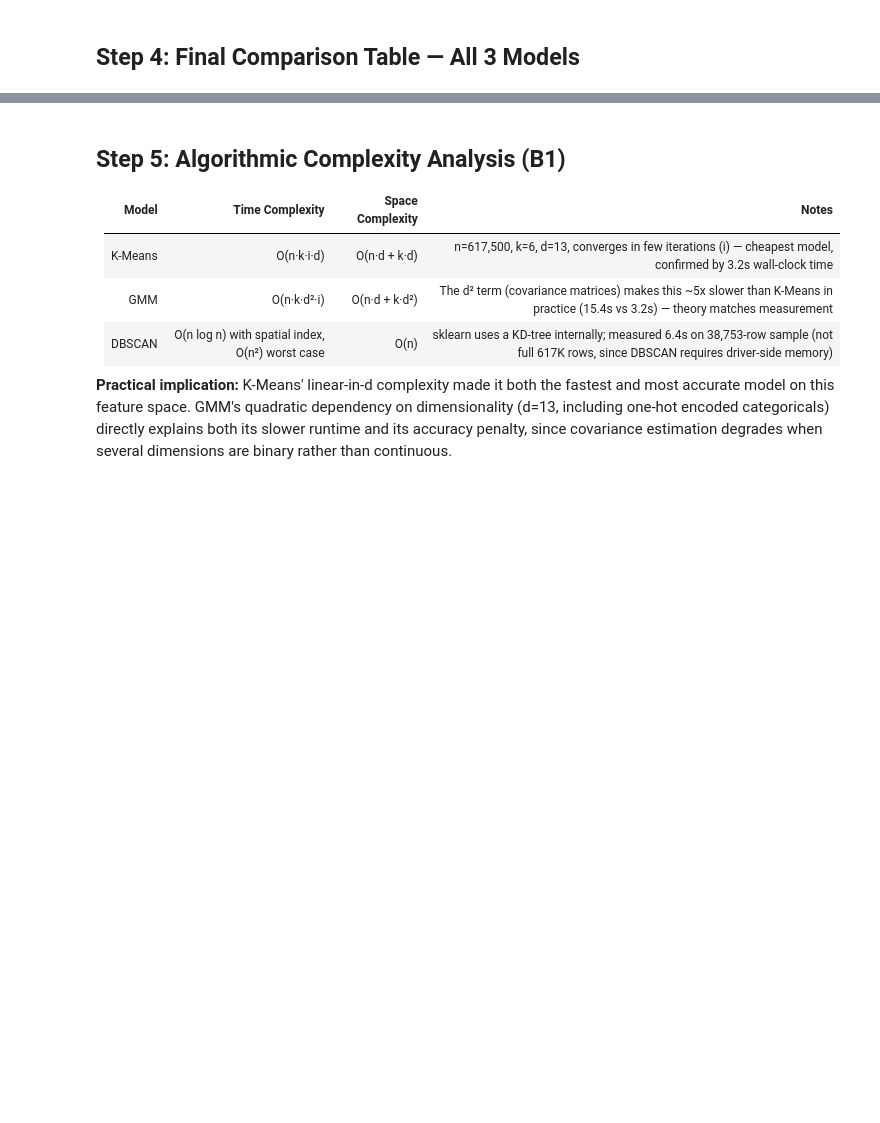
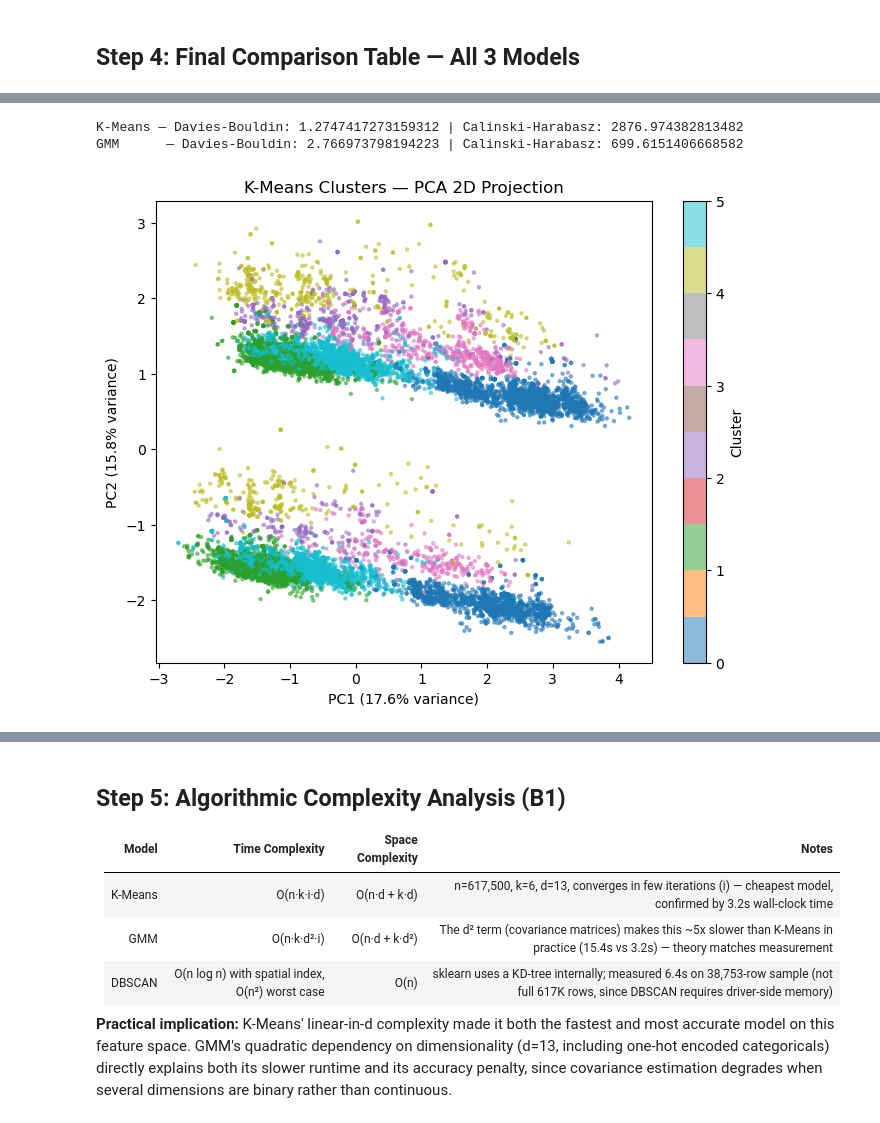
Before and after one commit to Aayush-cod/smartcity-bus-clustering, a Jupyter notebook: notebooks/07_evaluation.ipynb, the cells around one changed output, grey strips where cells are left out. Cells and saved outputs as stored; diff of their text form; code cells hidden in the pictures; blank space fills up the shorter version.

```diff
--- a/notebooks/07_evaluation.ipynb
+++ b/notebooks/07_evaluation.ipynb
@@ -153 +152,47 @@ Gaussian Mixture Model                                         k=5            0.
                 DBSCAN eps=0.8, min_samples=10 (meaningful config)            0.1680 N/A (density-based)                6.4 O(n log n) with spatial index        Rejected - degenerate at high eps, frag ...
+# %%
+## Step 4b: Additional Clustering Metrics — Davies-Bouldin & Calinski-Harabasz
+from sklearn.metrics import davies_bouldin_score, calinski_harabasz_score
+import numpy as np
+
+# reuse a driver-collectible sample consistent with the DBSCAN evaluation sample
+eval_sample_pd = test_full.sample(fraction=0.1, seed=42).toPandas()
+X_eval = np.array(eval_sample_pd["features_v2"].apply(lambda v: v.toArray()).tolist())
+
+def extra_metrics(model, df_spark, label_col="cluster"):
+    preds = model.transform(df_spark).select("features_v2", label_col)
+    pdf = preds.sample(fraction=0.1, seed=42).toPandas()
+    X = np.array(pdf["features_v2"].apply(lambda v: v.toArray()).tolist())
+    labels = pdf[label_col].values
+    return {
+        "davies_bouldin": davies_bouldin_score(X, labels),
+        "calinski_harabasz": calinski_harabasz_score(X, labels)
+    }
+
+kmeans_extra = extra_metrics(kmeans_final, test_full)
+gmm_extra = extra_metrics(gmm_final, test_full)
+print("K-Means — Davies-Bouldin:", kmeans_extra["davies_bouldin"], "| Calinski-Harabasz:", kmeans_extra["calinski_harabasz"])
+print("GMM      — Davies-Bouldin:", gmm_extra["davies_bouldin"], "| Calinski-Harabasz:", gmm_extra["calinski_harabasz"])
+# Note: DBSCAN excluded — DB/CH indices assume every point has a cluster; DBSCAN's noise
+# points (-1 label) make these metrics unreliable for it. Say this explicitly in the report.
+# %% [output]
+K-Means — Davies-Bouldin: 1.2747417273159312 | Calinski-Harabasz: 2876.974382813482
+GMM      — Davies-Bouldin: 2.766973798194223 | Calinski-Harabasz: 699.6151406668582
+# %%
+## Step 4c: PCA 2D Projection Colored by Cluster
+from sklearn.decomposition import PCA
+import matplotlib.pyplot as plt
+
+pca = PCA(n_components=2, random_state=42)
+X_pca = pca.fit_transform(X_eval)
+eval_labels = kmeans_final.transform(test_full).sample(fraction=0.1, seed=42).toPandas()["cluster"]
+
+plt.figure(figsize=(8,6))
+scatter = plt.scatter(X_pca[:,0], X_pca[:,1], c=eval_labels, cmap="tab10", s=5, alpha=0.5)
+plt.xlabel(f"PC1 ({pca.explained_variance_ratio_[0]*100:.1f}% variance)")
+plt.ylabel(f"PC2 ({pca.explained_variance_ratio_[1]*100:.1f}% variance)")
+plt.title("K-Means Clusters — PCA 2D Projection")
+plt.colorbar(scatter, label="Cluster")
+plt.show()
+# %% [output]
+[figure, added]
```
Also changed, not shown: parts of 7 cells of this notebook, 20 other files.
